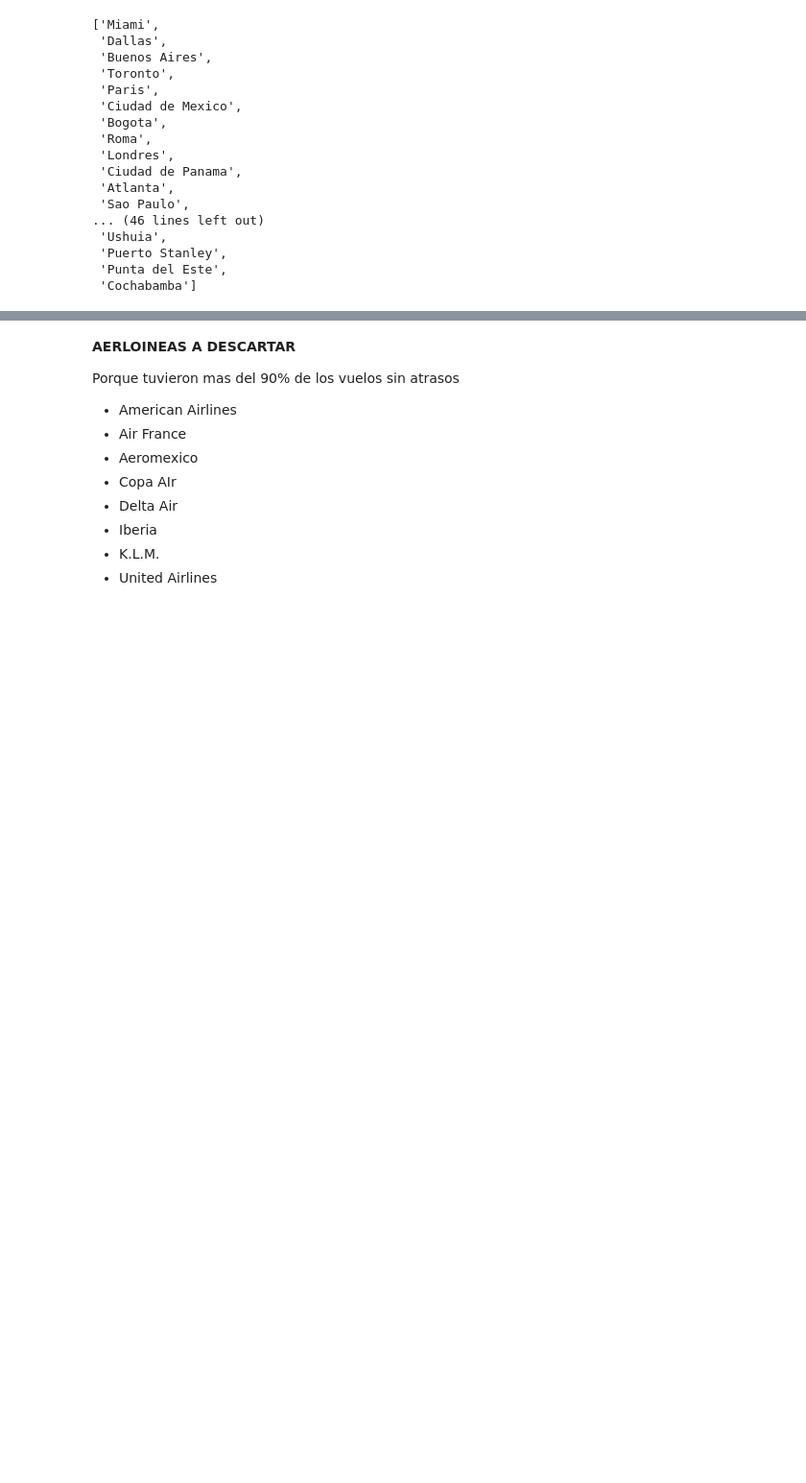
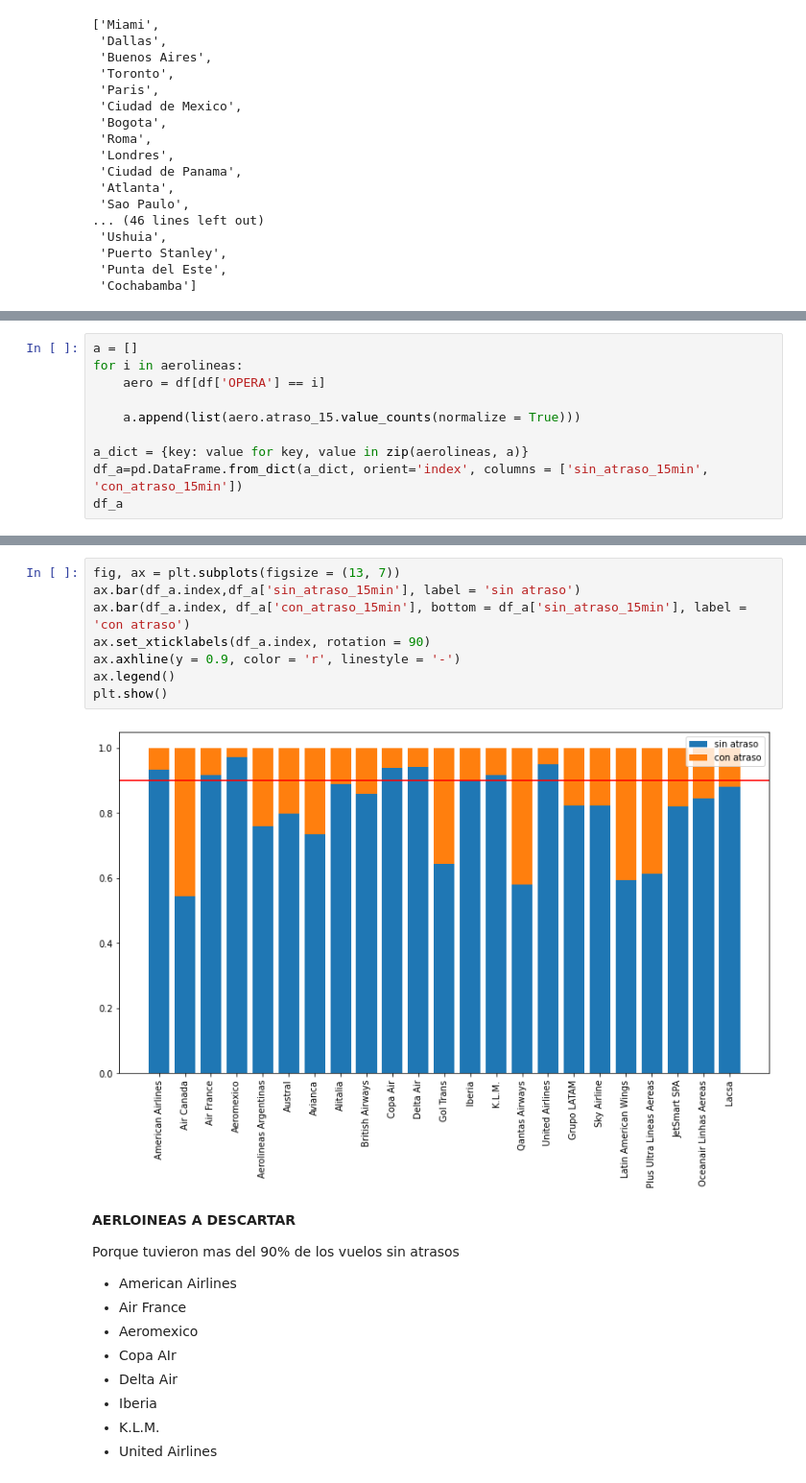
Before and after one commit to juliom86/Challenge-Data-Scientist-Latam, a Jupyter notebook: Soluciones.ipynb, the cells around one changed output, grey strips where cells are left out. Shown at 96% size. Saved outputs shown, nothing was run; the diff lists cells and outputs as text; blank space fills up the shorter version.

```diff
--- a/Soluciones.ipynb
+++ b/Soluciones.ipynb
@@ -362,0 +326,10 @@ Name: atraso_15, dtype: float64
+# %%
+a = []
+for i in aerolineas:
+    aero = df[df['OPERA'] == i]
+
+    a.append(list(aero.atraso_15.value_counts(normalize = True)))
+
+a_dict = {key: value for key, value in zip(aerolineas, a)}
+df_a=pd.DataFrame.from_dict(a_dict, orient='index', columns = ['sin_atraso_15min', 'con_atraso_15min'])
+df_a
@@ -363,3 +354,13 @@ Name: atraso_15, dtype: float64
+# %%
+fig, ax = plt.subplots(figsize = (13, 7))
+ax.bar(df_a.index,df_a['sin_atraso_15min'], label = 'sin atraso')
+ax.bar(df_a.index, df_a['con_atraso_15min'], bottom = df_a['sin_atraso_15min'], label = 'con atraso')
+ax.set_xticklabels(df_a.index, rotation = 90)
+ax.axhline(y = 0.9, color = 'r', linestyle = '-')
+ax.legend()
+plt.show()
+# %% [output]
+[figure, added]
 # %% [markdown]
 **AERLOINEAS A DESCARTAR**
 
```
Also changed, not shown: parts of 54 cells of this notebook.
